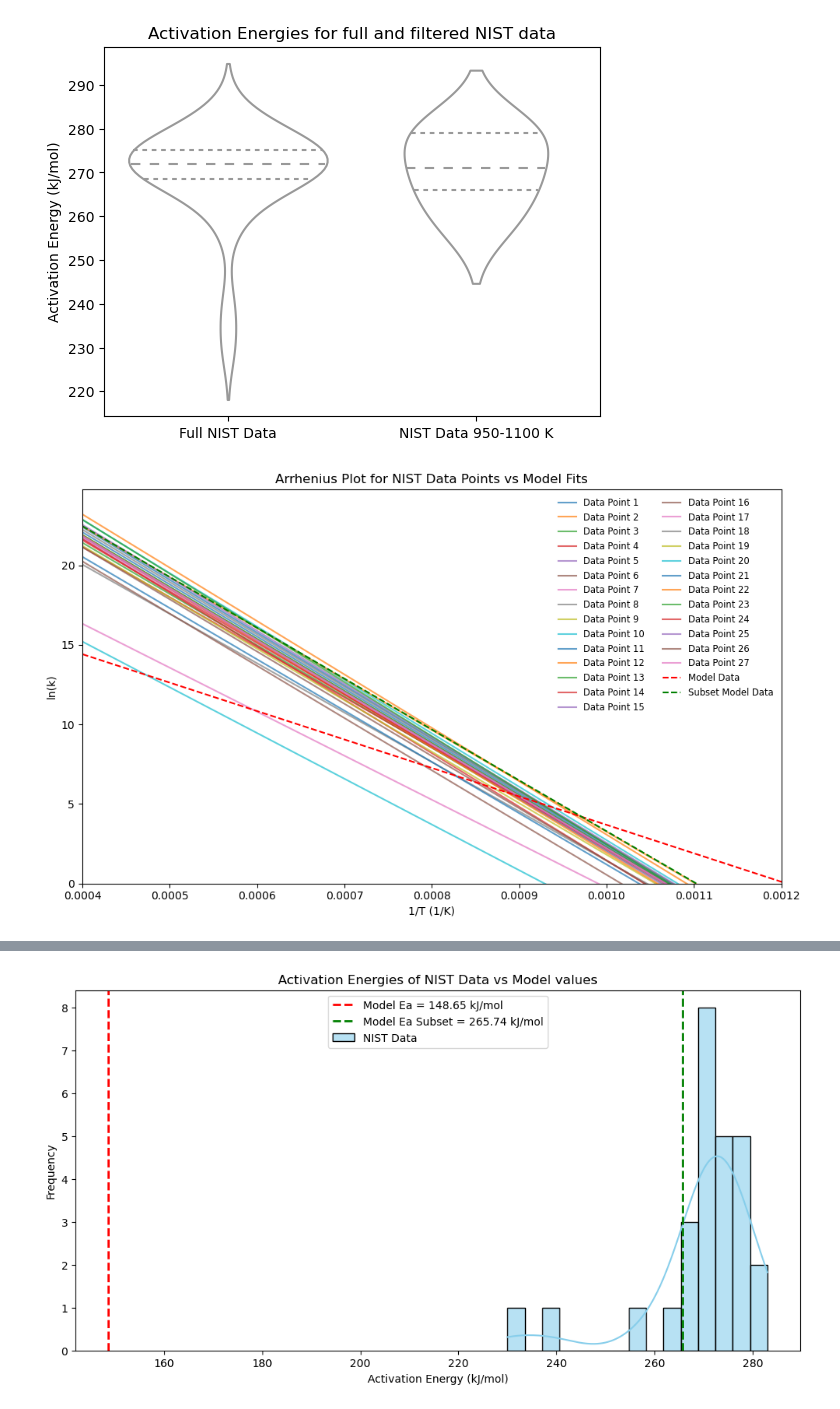
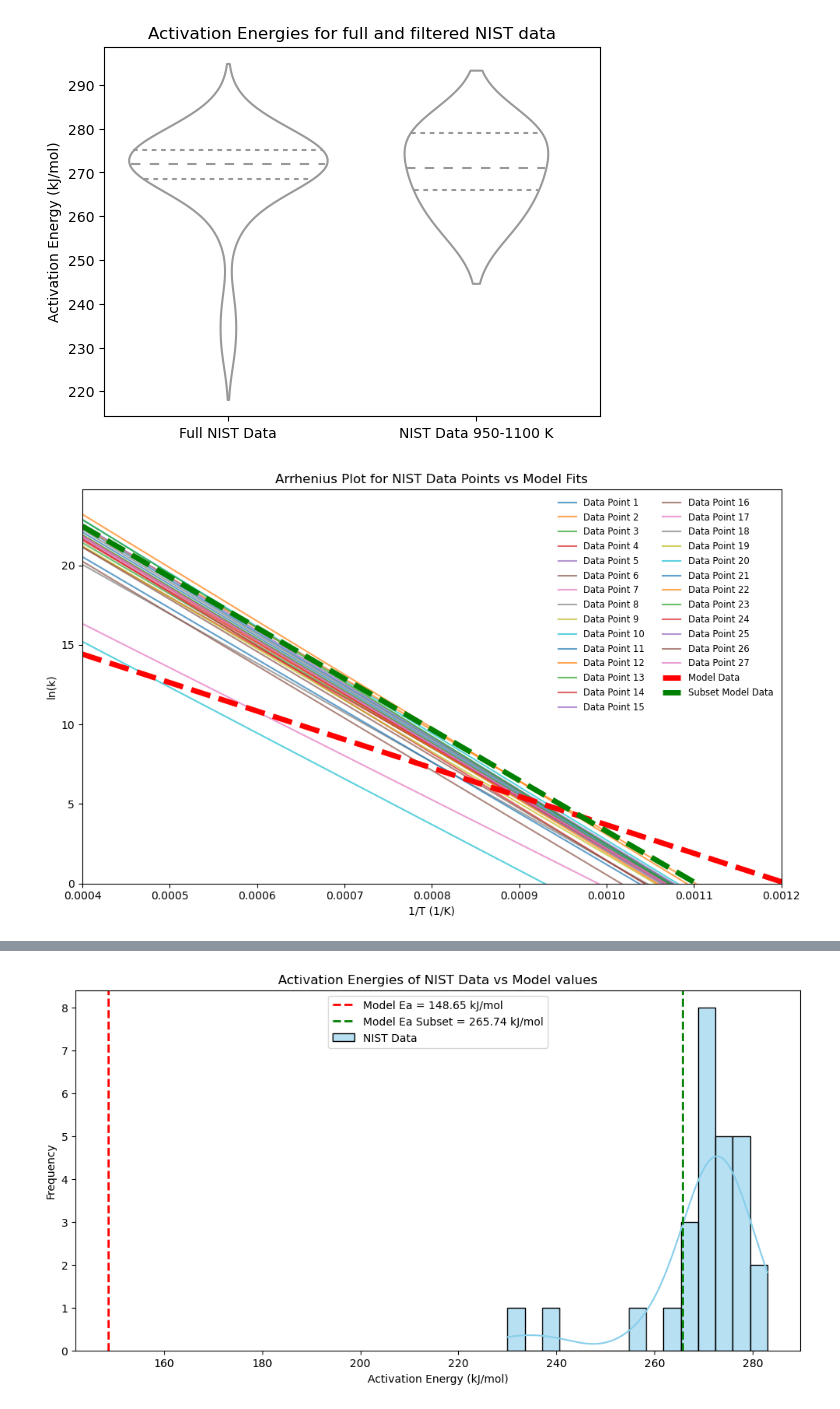
Before and after one commit to nickhardman3/y3_DataScience_Assignment1, a Jupyter notebook: Assignment1.ipynb, the cells around one changed output, grey strips where cells are left out. Drawn from its saved outputs; the diff is of its cells as text; code cells hidden in the pictures.

Commit message:
thickened lines in graph to make observations more prominent

```diff
--- a/Assignment1.ipynb
+++ b/Assignment1.ipynb
@@ -259,36 +259,36 @@ plt.figure(figsize=(10, 6))
 
 for index, row in nist_data.iterrows(): #for loop to create y=mx + c plots for all data in NIST database to compare against models
     Ea_nist = row['Ea [kJ/mol]'] * 1000
     ln_A_nist = np.log(row['A'])
     slope_nist = -Ea_nist / R
     intercept_nist = ln_A_nist
     ln_k_values_nist = slope_nist * inverse_T + intercept_nist
     plt.plot(inverse_T, ln_k_values_nist, label=f'Data Point {index+1}', alpha=0.7)
 
 Ea_full = (Ea) * 1000
 Ea_subset = (Ea_subset) * 1000
 
 slope_full = -Ea_full / R
 intercept_full = np.log(A)
 ln_k_values_full = slope_full * inverse_T + intercept_full
-plt.plot(inverse_T, ln_k_values_full, 'r--', label="Model Data") #creates y=mx+c graph for the model of the full dataset
+plt.plot(inverse_T, ln_k_values_full, 'r--', linewidth=5.0, label="Model Data") #creates y=mx+c graph for the model of the full dataset
 
 slope_subset = -Ea_subset / R
 intercept_subset = np.log(A_subset)
 ln_k_values_subset = slope_subset * inverse_T + intercept_subset
-plt.plot(inverse_T, ln_k_values_subset, 'g--', label="Subset Model Data") #creates y=mx+c graph for the model of the subset
+plt.plot(inverse_T, ln_k_values_subset, 'g--', linewidth=5.0, label="Subset Model Data") #creates y=mx+c graph for the model of the subset
 
 plt.ylim(0, None) #makes sure ln(k) > 0
 plt.xlim(0.0004, 0.0012)  #makes the x axis between 0.0004 & 0.0012 1/T, as this range shows all necesarry data
 
 plt.xlabel('1/T (1/K)')
 plt.ylabel('ln(k)')
 plt.title('Arrhenius Plot for NIST Data Points vs Model Fits')
 plt.legend(loc='upper right', bbox_to_anchor=(1, 1), ncol=2, fontsize='small', frameon=False) #amended legend so it fits nicely in the top corner
 plt.tight_layout()
 plt.show()
 # %% [output]
-[figure, old version]
+[figure, new version]
 # %%
 Ea = 148.65
 Ea_subset = 265.74
```
Also changed, not shown: parts of 1 cell of this notebook.
